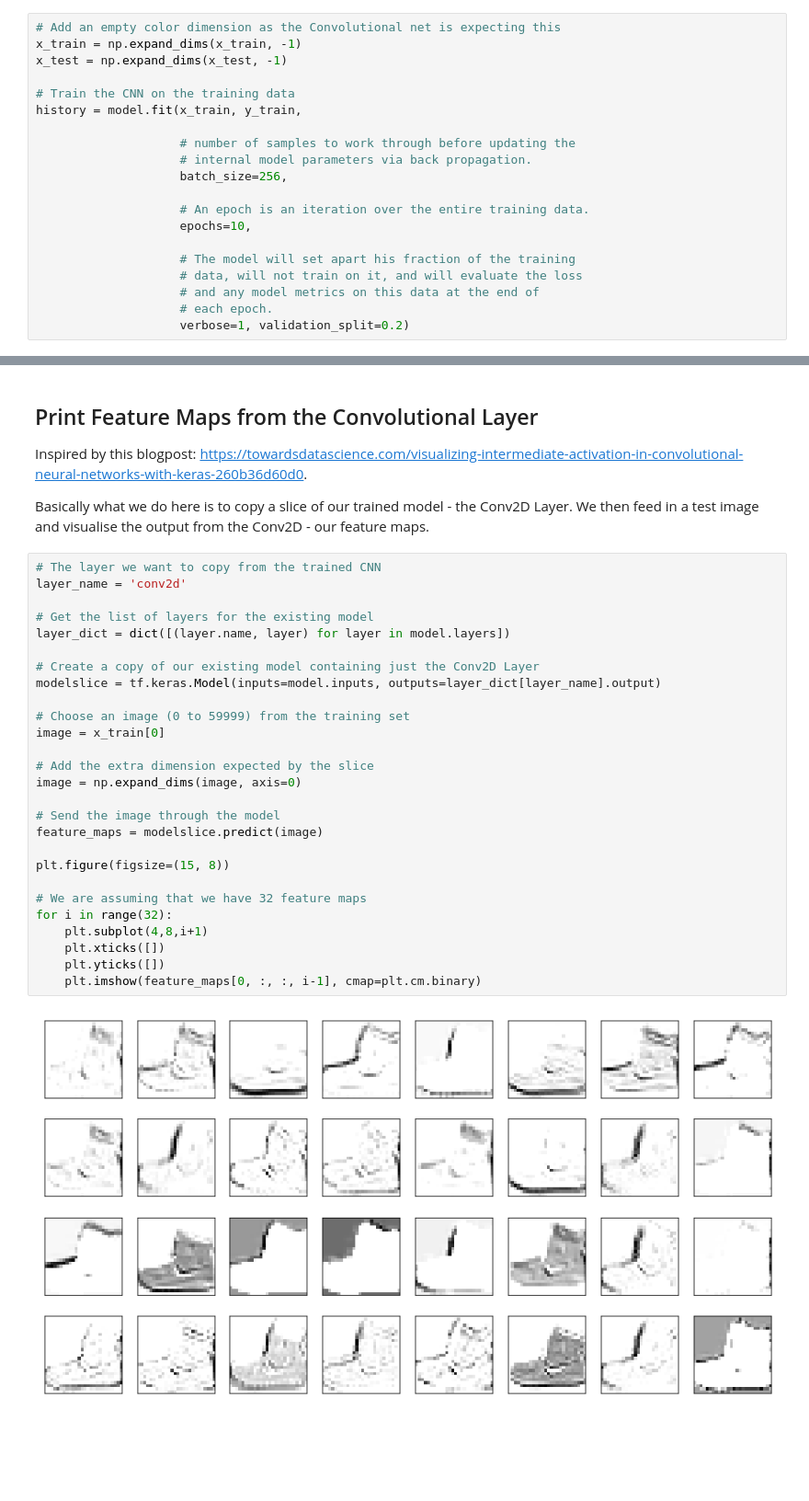
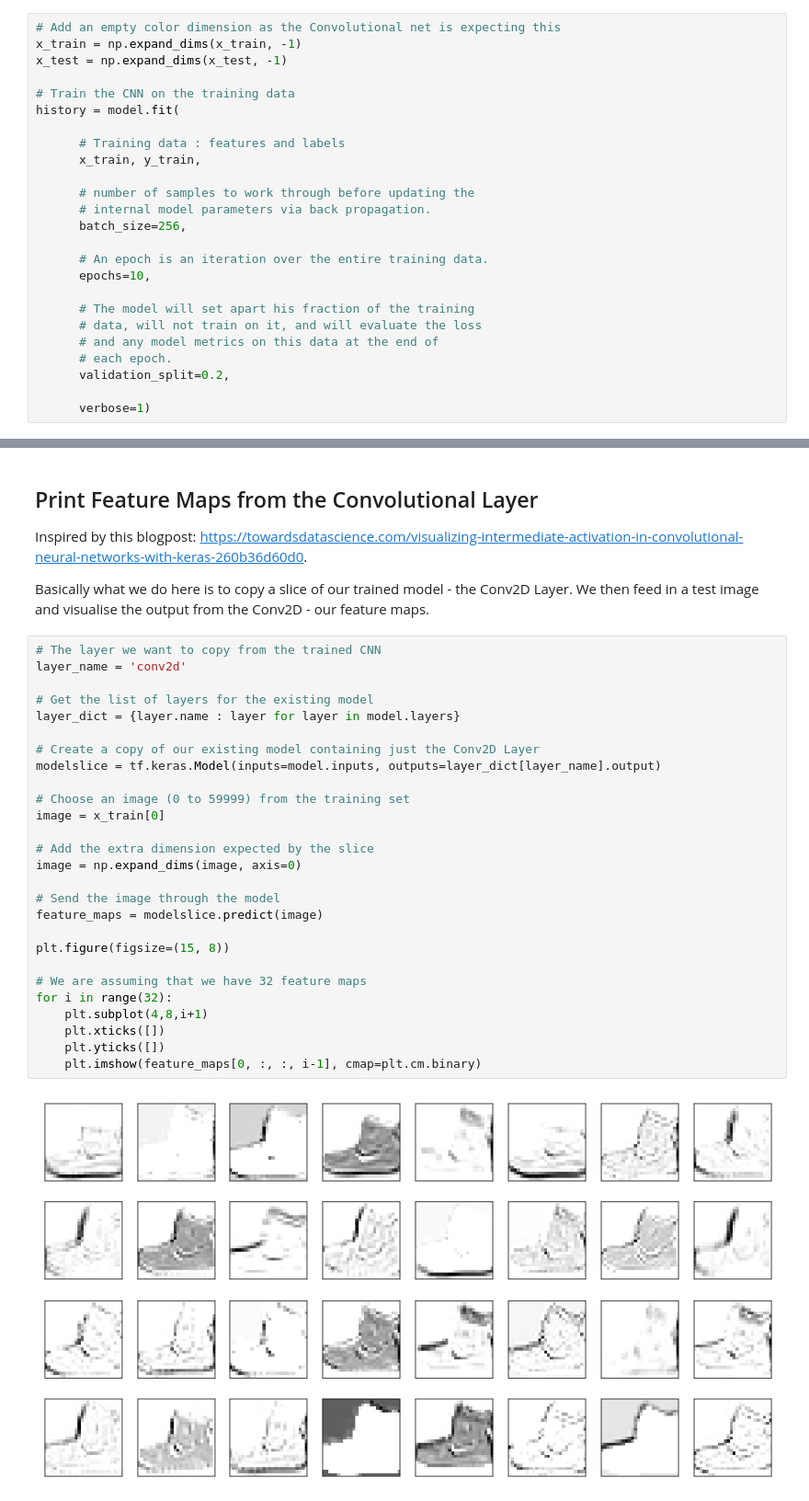
Before and after one commit to markwest1972/CNN-Example-Google-Colaboratory, a Jupyter notebook: CNN_Fashion_MNIST_Example.ipynb, the cells around one changed output, grey strips where cells are left out. Shown at 92% size. Cells and saved outputs as stored; diff of their text form; blank space fills up the shorter version.

```diff
--- a/CNN_Fashion_MNIST_Example.ipynb
+++ b/CNN_Fashion_MNIST_Example.ipynb
@@ -196,20 +196,25 @@ x_train = np.expand_dims(x_train, -1)
 x_test = np.expand_dims(x_test, -1)
 
 # Train the CNN on the training data
-history = model.fit(x_train, y_train,
+history = model.fit(
 
-                    # number of samples to work through before updating the
-                    # internal model parameters via back propagation.
-                    batch_size=256,
+      # Training data : features and labels
+      x_train, y_train,
 
-                    # An epoch is an iteration over the entire training data.
-                    epochs=10,
+      # number of samples to work through before updating the
+      # internal model parameters via back propagation.
+      batch_size=256,
 
-                    # The model will set apart his fraction of the training
-                    # data, will not train on it, and will evaluate the loss
-                    # and any model metrics on this data at the end of
-                    # each epoch.
-                    verbose=1, validation_split=0.2)
+      # An epoch is an iteration over the entire training data.
+      epochs=10,
+
+      # The model will set apart his fraction of the training
+      # data, will not train on it, and will evaluate the loss
+      # and any model metrics on this data at the end of
+      # each epoch.
+      validation_split=0.2,
+
+      verbose=1)
 # %% [output]
 Train on 48000 samples, validate on 12000 samples
 Epoch 1/10
@@ -276,29 +281,29 @@ Basically what we do here is to copy a slice of our trained model - the Conv2D L
 # %%
 # The layer we want to copy from the trained CNN
 layer_name = 'conv2d'
 
 # Get the list of layers for the existing model
-layer_dict = dict([(layer.name, layer) for layer in model.layers])
+layer_dict = {layer.name : layer for layer in model.layers}
 
 # Create a copy of our existing model containing just the Conv2D Layer
 modelslice = tf.keras.Model(inputs=model.inputs, outputs=layer_dict[layer_name].output)
 
 # Choose an image (0 to 59999) from the training set
 image = x_train[0]
 
 # Add the extra dimension expected by the slice
 image = np.expand_dims(image, axis=0)
 
 # Send the image through the model
 feature_maps = modelslice.predict(image)
 
 plt.figure(figsize=(15, 8))
 
 # We are assuming that we have 32 feature maps
 for i in range(32):
     plt.subplot(4,8,i+1)
     plt.xticks([])
     plt.yticks([])
     plt.imshow(feature_maps[0, :, :, i-1], cmap=plt.cm.binary)
 # %% [output]
-[figure, old version]
+[figure, new version]
```
Also changed, not shown: parts of 4 cells of this notebook.
